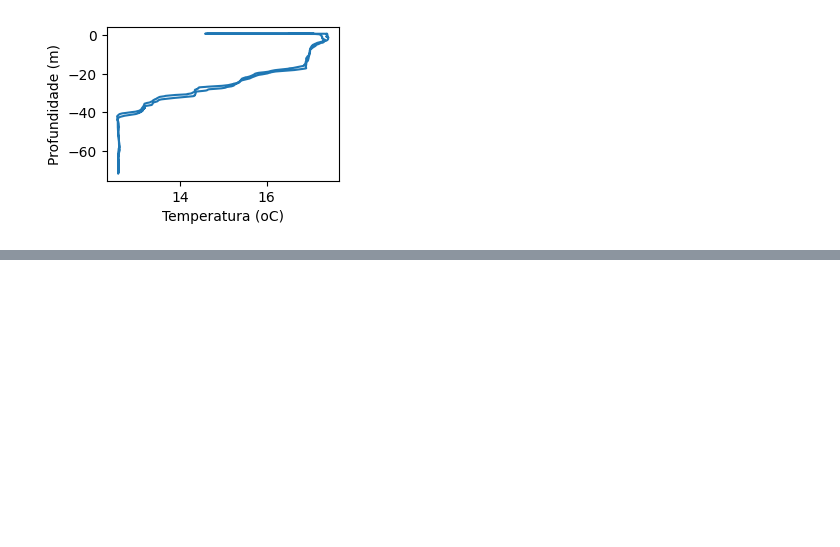
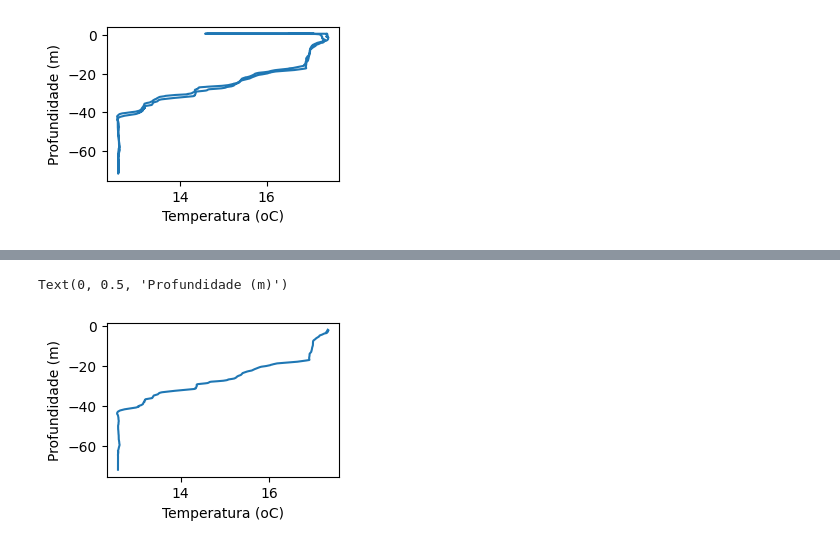
Before and after one commit to GutoSchettini/SNO2026_CTD, a Jupyter notebook: SNO_CTD_1.ipynb, the cells around one changed output, grey strips where cells are left out. Cells and saved outputs as stored; diff of their text form; code cells hidden in the pictures; blank space fills up the shorter version.

```diff
--- a/SNO_CTD_1.ipynb
+++ b/SNO_CTD_1.ipynb
@@ -164,0 +241,8 @@ Text(0, 0.5, 'Profundidade (m)')
+# %%
+plt.figure(figsize=(3,2))
+plt.plot(dados_descida[:,1], -dados_descida[:,0])
+plt.xlabel('Temperatura (oC)')
+plt.ylabel('Profundidade (m)')
+# %% [output]
+Text(0, 0.5, 'Profundidade (m)')
+[figure, added]
```
Also changed, not shown: parts of 28 cells of this notebook, 1 other file.
